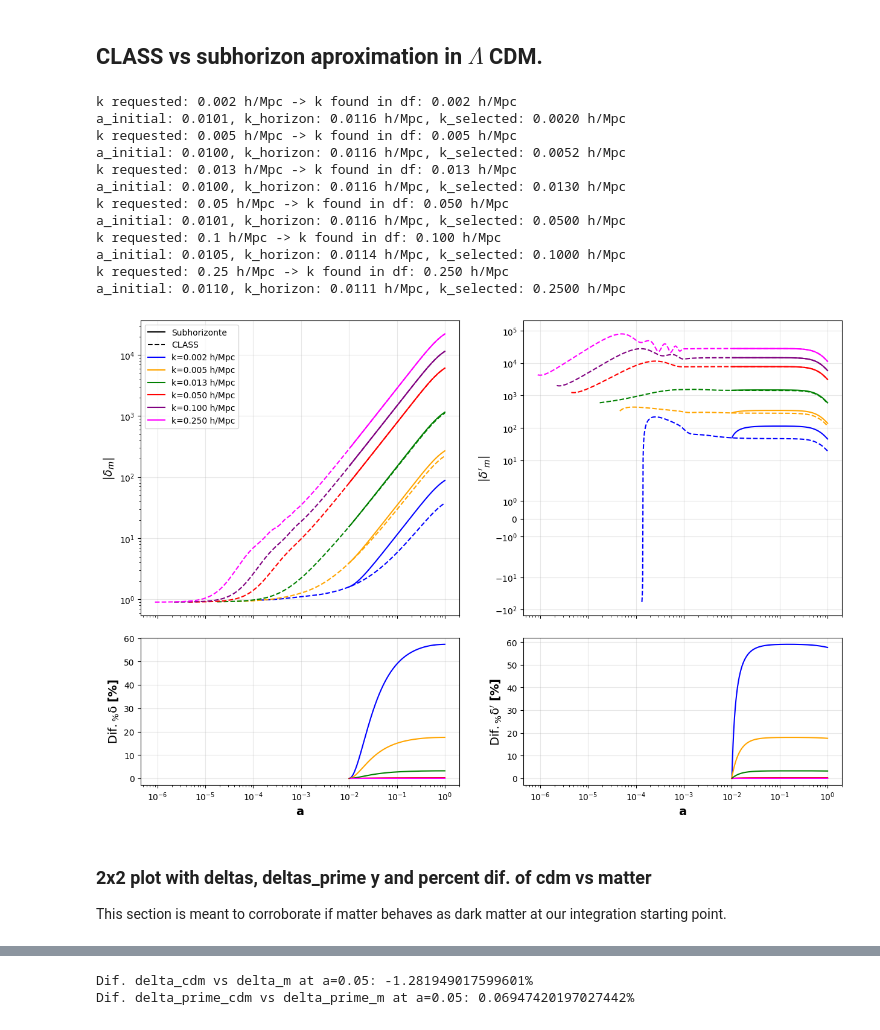
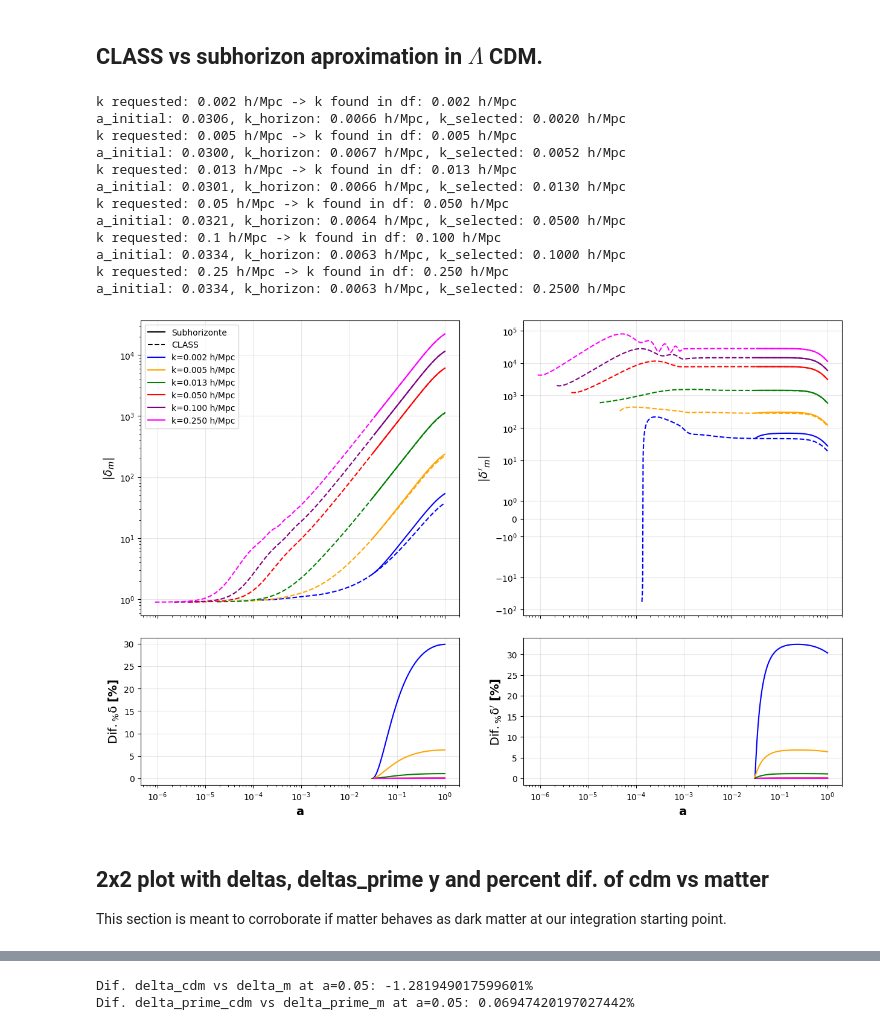
Before and after one commit to PedroRozin/Initial-Conditions-of-the-Matter-Perturbation-Equation-with-Neural-Networks, a Jupyter notebook: notebooks/comparations.ipynb, the cells around one changed output, grey strips where cells are left out. Saved outputs shown, nothing was run; the diff lists cells and outputs as text; code cells hidden in the pictures.

```diff
--- a/notebooks/comparations.ipynb
+++ b/notebooks/comparations.ipynb
@@ -20,8 +20,8 @@ This version will create a .txt with all the important variables to get the nume
 # %%
 import os
 from matplotlib.lines import Line2D
-from funciones_tesis import NumericalIntegrator
-import funciones_tesis as ft
+from source.main_functions import NumericalIntegrator
+import source.main_functions as ft
 
 path_txt = '/home/pedrorozin/paper_tesis2025/delta_prime_cdm.txt'
 k_thresholds = np.array([0.002, .005, .013, 0.05, .1, .25])  # h/Mpc
@@ -29,7 +29,7 @@ colors = ['blue', 'orange', 'green', 'red', 'purple', 'magenta']
 h = .68
 Omega_m = .3
 
-a_query = 0.01
+a_query = 0.03
 k_selected_list = []
 difs_list = []
 difs_primes_list = []
@@ -151,42 +151,42 @@ ax_delta.set_xscale('log')
 ax_delta.set_ylabel(r'$|\delta_m|$', fontweight='bold', fontsize=14)
 ax_delta.grid(alpha=0.3)
 ax_delta.legend(handles=line_style_elements + color_elements, loc='upper left', fontsize=10)
 ax_delta.tick_params(labelbottom=False)
 
 ax_delta_prime.set_yscale('symlog')
 ax_delta_prime.set_xscale('log')
 ax_delta_prime.set_ylabel(r"$|\delta'_m|$", fontweight='bold', fontsize=14)
 ax_delta_prime.grid(alpha=0.3)
 ax_delta_prime.tick_params(labelbottom=False)
 
 ax_dif_delta.set_xscale('log')
 ax_dif_delta.set_ylabel(r'$\mathrm{Dif._\% \delta}$ [%]', fontweight='bold', fontsize=14)
 ax_dif_delta.set_xlabel('a', fontweight='bold', fontsize=14)
 ax_dif_delta.grid(alpha=0.3)
 
 ax_dif_delta_prime.set_xscale('log')
 ax_dif_delta_prime.set_ylabel(r'$\mathrm{Dif._\% \delta^\prime}$ [%]', fontweight='bold', fontsize=14)
 ax_dif_delta_prime.set_xlabel('a', fontweight='bold', fontsize=14)
 ax_dif_delta_prime.grid(alpha=0.3)
 
 plt.tight_layout()
 plt.show()
 # %% [output]
 k requested: 0.002 h/Mpc -> k found in df: 0.002 h/Mpc
-a_initial: 0.0101, k_horizon: 0.0116 h/Mpc, k_selected: 0.0020 h/Mpc
+a_initial: 0.0306, k_horizon: 0.0066 h/Mpc, k_selected: 0.0020 h/Mpc
 k requested: 0.005 h/Mpc -> k found in df: 0.005 h/Mpc
-a_initial: 0.0100, k_horizon: 0.0116 h/Mpc, k_selected: 0.0052 h/Mpc
+a_initial: 0.0300, k_horizon: 0.0067 h/Mpc, k_selected: 0.0052 h/Mpc
 k requested: 0.013 h/Mpc -> k found in df: 0.013 h/Mpc
-a_initial: 0.0100, k_horizon: 0.0116 h/Mpc, k_selected: 0.0130 h/Mpc
+a_initial: 0.0301, k_horizon: 0.0066 h/Mpc, k_selected: 0.0130 h/Mpc
 k requested: 0.05 h/Mpc -> k found in df: 0.050 h/Mpc
-a_initial: 0.0101, k_horizon: 0.0116 h/Mpc, k_selected: 0.0500 h/Mpc
+a_initial: 0.0321, k_horizon: 0.0064 h/Mpc, k_selected: 0.0500 h/Mpc
 k requested: 0.1 h/Mpc -> k found in df: 0.100 h/Mpc
-a_initial: 0.0105, k_horizon: 0.0114 h/Mpc, k_selected: 0.1000 h/Mpc
+a_initial: 0.0334, k_horizon: 0.0063 h/Mpc, k_selected: 0.1000 h/Mpc
 k requested: 0.25 h/Mpc -> k found in df: 0.250 h/Mpc
-a_initial: 0.0110, k_horizon: 0.0111 h/Mpc, k_selected: 0.2500 h/Mpc
+a_initial: 0.0334, k_horizon: 0.0063 h/Mpc, k_selected: 0.2500 h/Mpc
-[figure, old version]
+[figure, new version]
 # %% [markdown]
-###  2x2 plot with deltas, deltas_prime y and percent dif. of cdm vs matter
+##  2x2 plot with deltas, deltas_prime y and percent dif. of cdm vs matter
 
 This section is meant to corroborate if matter behaves as dark matter at our integration starting point.
 # %%
```
Also changed, not shown: parts of 3 cells of this notebook, 1 other file.
